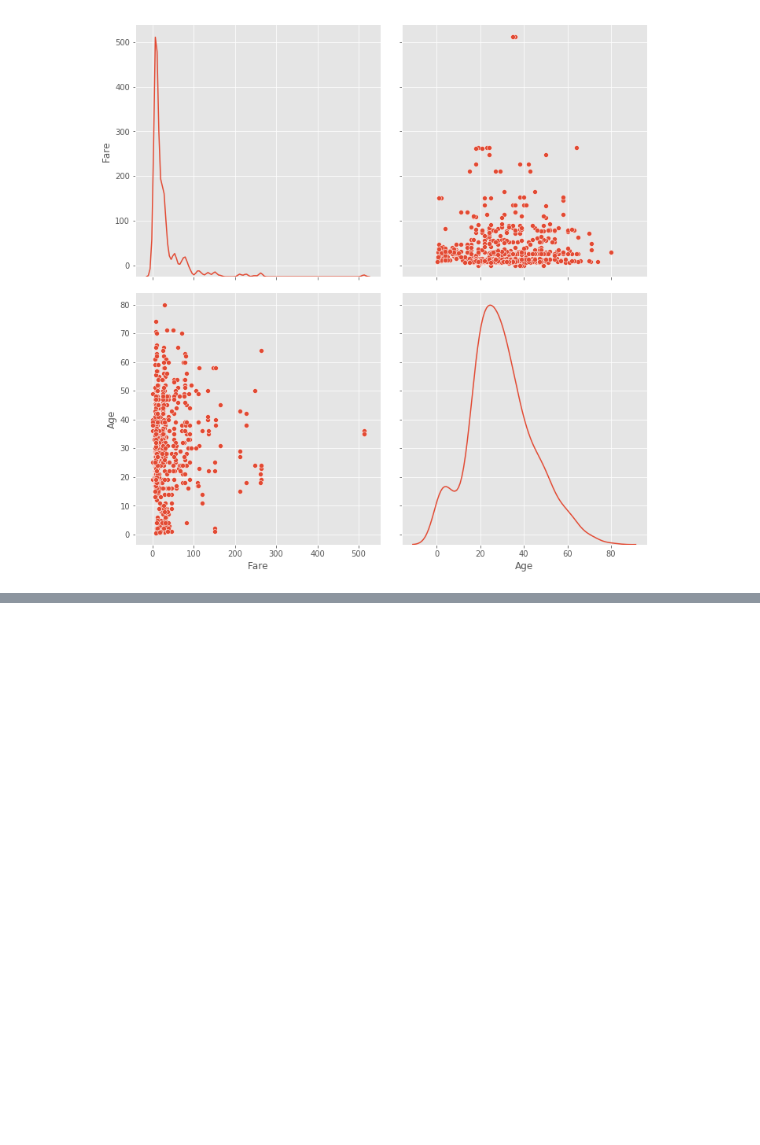
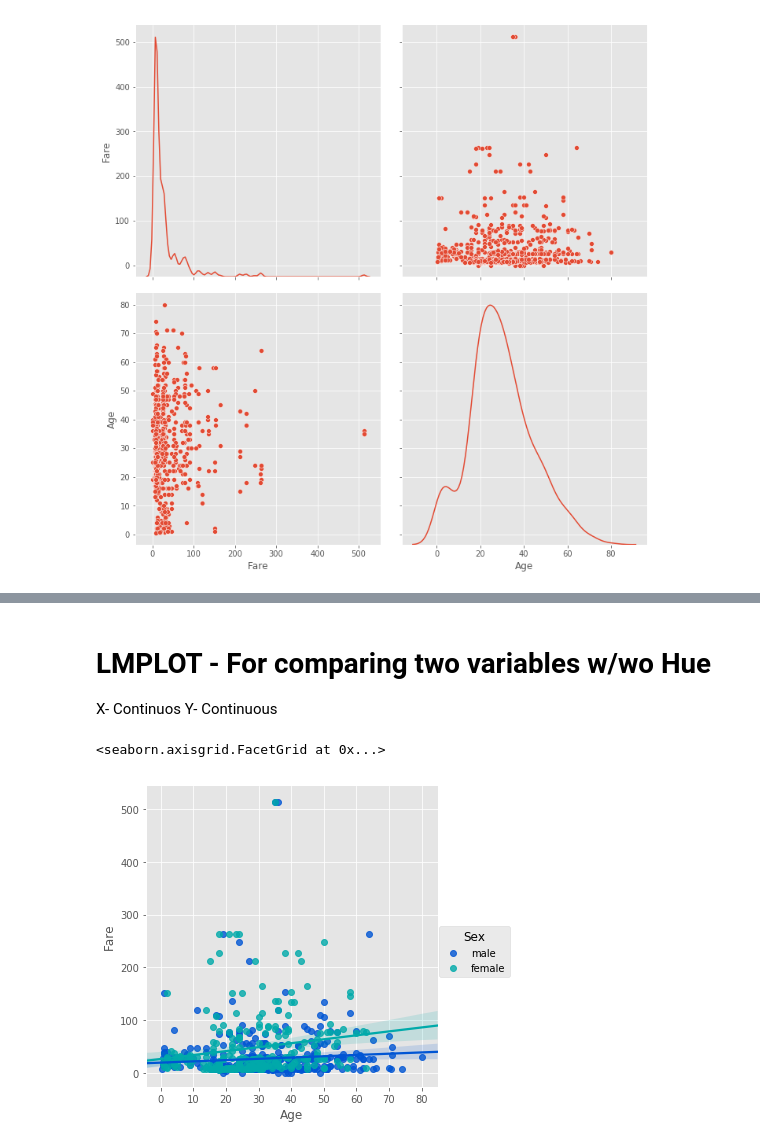
Before and after one commit to RahulTechTutorials/PythonLibraries, a Jupyter notebook: Matplotlib/Matplotlib_Seaborn_Tutorial.ipynb, the cells around one changed output, grey strips where cells are left out. Cells and saved outputs as stored; diff of their text form; code cells hidden in the pictures; blank space fills up the shorter version.

```diff
--- a/Matplotlib/Matplotlib_Seaborn_Tutorial.ipynb
+++ b/Matplotlib/Matplotlib_Seaborn_Tutorial.ipynb
@@ -212,0 +248,9 @@ os.getcwd()
+# %% [markdown]
+# LMPLOT - For comparing two variables w/wo Hue
+X- Continuos
+Y- Continuous
+# %%
+sns.lmplot(x='Age',y='Fare', data=df,palette='winter',hue='Sex')
+# %% [output]
+<seaborn.axisgrid.FacetGrid at 0x...>
+[figure, added]
```
Also changed, not shown: parts of 28 cells of this notebook.
